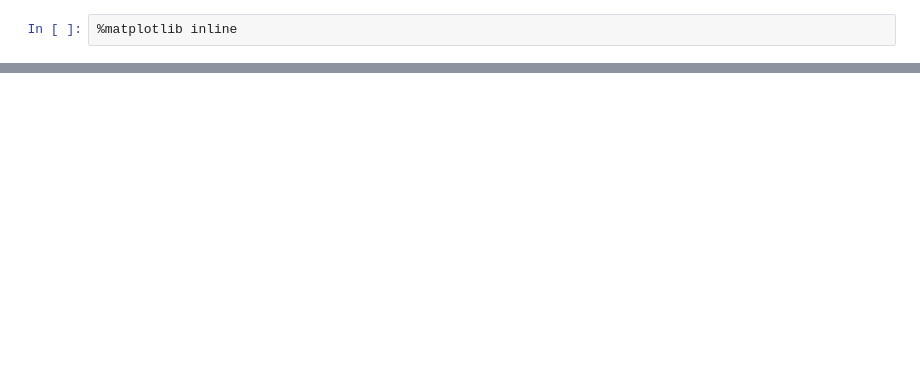
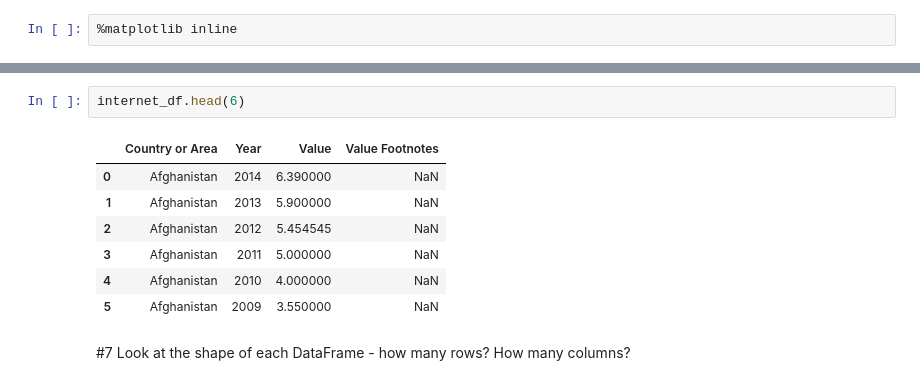
Before and after one commit to NSS-Data-Analytics-Cohort-6/gdp-and-internet-usage-Megan1034, a Jupyter notebook: notebooks/GDP_project.ipynb, the cells around one changed output, grey strips where cells are left out. Drawn from its saved outputs; the diff is of its cells as text; blank space fills up the shorter version.

```diff
--- a/notebooks/GDP_project.ipynb
+++ b/notebooks/GDP_project.ipynb
@@ -16,3 +65,15 @@ internet_df = pd.read_csv("../data/internet_use.csv", nrows=4496)
+# %%
+internet_df.head(6)
+# %% [output]
+|  | Country or Area | Year | Value | Value Footnotes |
+| 0 | Afghanistan | 2014 | 6.390000 | NaN |
+| 1 | Afghanistan | 2013 | 5.900000 | NaN |
+| 2 | Afghanistan | 2012 | 5.454545 | NaN |
+| 3 | Afghanistan | 2011 | 5.000000 | NaN |
+| 4 | Afghanistan | 2010 | 4.000000 | NaN |
+| 5 | Afghanistan | 2009 | 3.550000 | NaN |
+# %% [markdown]
+#7 Look at the shape of each DataFrame - how many rows? How many columns?
 # %%
 internet_df.shape
 # %% [output]
```
Also changed, not shown: parts of 45 cells of this notebook.
